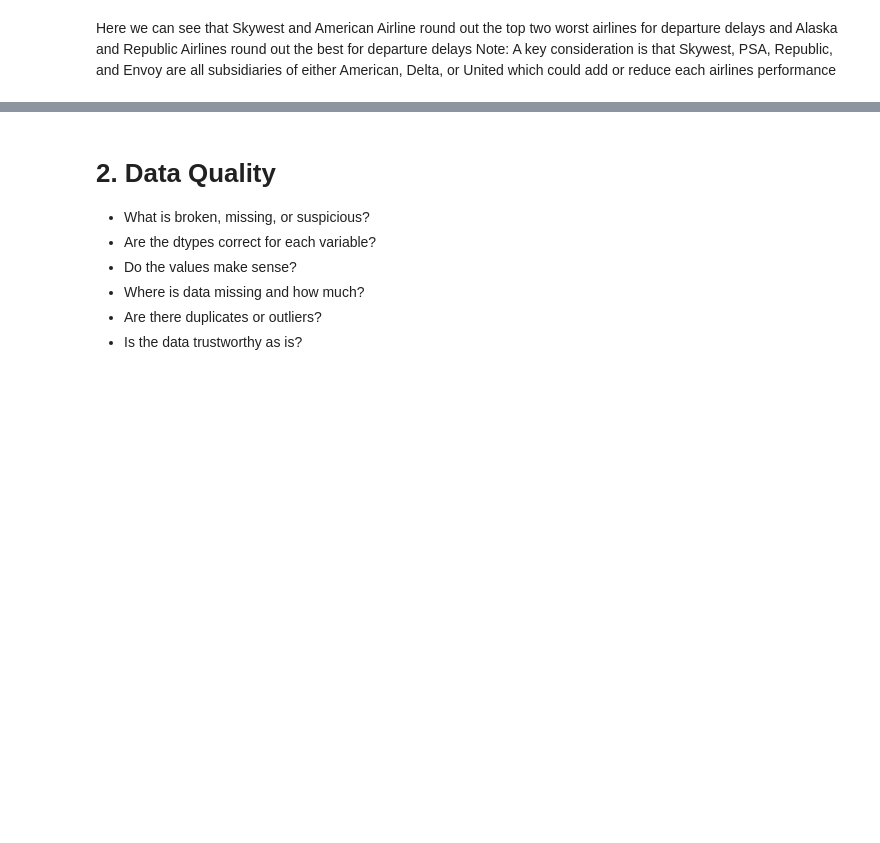
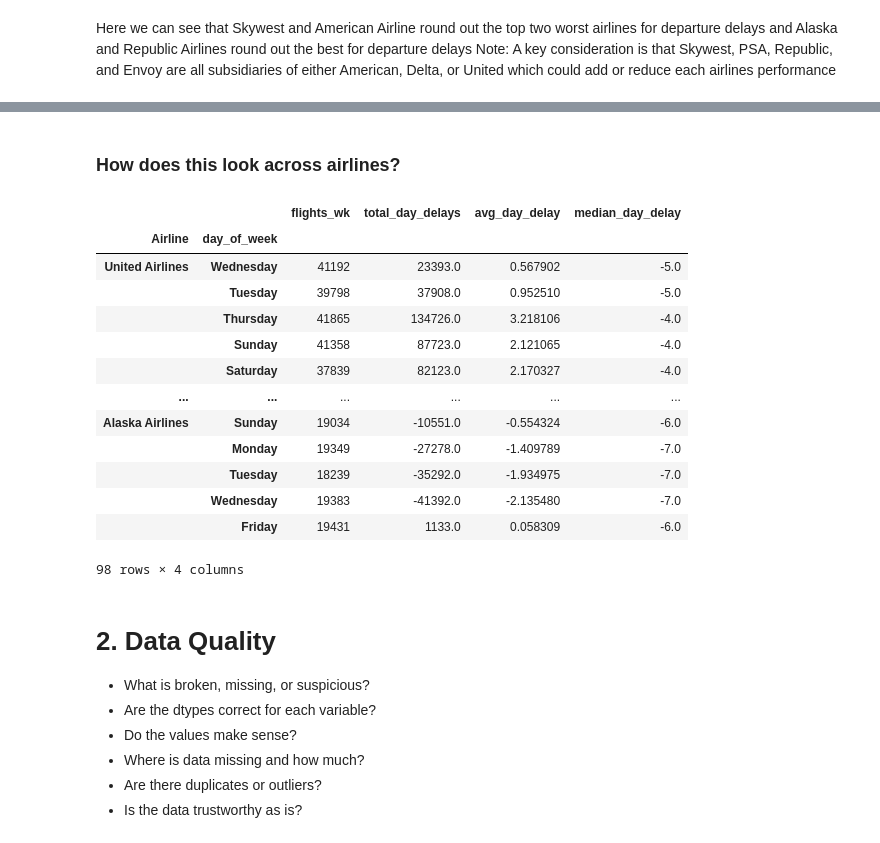
Before and after one commit to oubrando/eda-project, a Jupyter notebook: notebooks/Trace_Recon.ipynb, the cells around one changed output, grey strips where cells are left out. Saved outputs shown, nothing was run; the diff lists cells and outputs as text; code cells hidden in the pictures; blank space fills up the shorter version.

```diff
--- a/notebooks/Trace_Recon.ipynb
+++ b/notebooks/Trace_Recon.ipynb
@@ -728,0 +881,11 @@ Note: A key consideration is that Skywest, PSA, Republic, and Envoy are all subs
+# %%
+df = df.copy()
+df['day_of_week'] = df['FlightDate'].dt.day_name()
+df
+day_wk_delay= df.groupby('day_of_week').agg( #groupby month and origin airport to aggegrate sum, mean and median of depdelays per month and sort them in ascending order by total delays
+    flights_wk=('FlightDate', 'size'),
+    total_day_delays=('DepDelay', 'sum'),
+    avg_day_delay=('DepDelay', 'mean'),
+    median_day_delay=('DepDelay', 'median')
+).sort_values('total_day_delays', ascending=False)
+day_wk_delay
@@ -729,3 +904,36 @@ Note: A key consideration is that Skywest, PSA, Republic, and Envoy are all subs
+# %% [markdown]
+### How does this look across airlines?
+# %%
+df = df.copy()
+df['day_of_week'] = df['FlightDate'].dt.day_name()
+air_delay_wk = df.groupby(['Airline', 'day_of_week']).agg(
+     flights_wk=('FlightDate', 'size'),
+    total_day_delays=('DepDelay', 'sum'),
+    avg_day_delay=('DepDelay', 'mean'),
+    median_day_delay=('DepDelay', 'median')
+).sort_values('Airline', ascending=[False])
+air_delay_wk
+
+# worst_dep_mo = df.groupby(['Month', 'Origin']).agg( #groupby month and origin airport to aggegrate sum, mean and median of depdelays per month and sort them in ascending order by total delays
+#     total_dep_delays=('DepDelay', 'sum'),
+#     avg_dep_delay=('DepDelay', 'mean'),
+#     median_dep_delay=('DepDelay', 'median')
+# ).sort_values(['Month', 'total_dep_delays'], ascending=[True,False]).groupby('Month').head(5)
+# %% [output]
+|  |  | flights_wk | total_day_delays | avg_day_delay | median_day_delay |
+| Airline | day_of_week |  |  |  |  |
+| United Airlines | Wednesday | 41192 | 23393.0 | 0.567902 | -5.0 |
+|  | Tuesday | 39798 | 37908.0 | 0.952510 | -5.0 |
+|  | Thursday | 41865 | 134726.0 | 3.218106 | -4.0 |
+|  | Sunday | 41358 | 87723.0 | 2.121065 | -4.0 |
+|  | Saturday | 37839 | 82123.0 | 2.170327 | -4.0 |
+| ... | ... | ... | ... | ... | ... |
+| Alaska Airlines | Sunday | 19034 | -10551.0 | -0.554324 | -6.0 |
+|  | Monday | 19349 | -27278.0 | -1.409789 | -7.0 |
+|  | Tuesday | 18239 | -35292.0 | -1.934975 | -7.0 |
+|  | Wednesday | 19383 | -41392.0 | -2.135480 | -7.0 |
+|  | Friday | 19431 | 1133.0 | 0.058309 | -6.0 |
+98 rows × 4 columns
 # %% [markdown]
 # 2. Data Quality
 - What is broken, missing, or suspicious?
```
Also changed, not shown: parts of 124 cells of this notebook.
